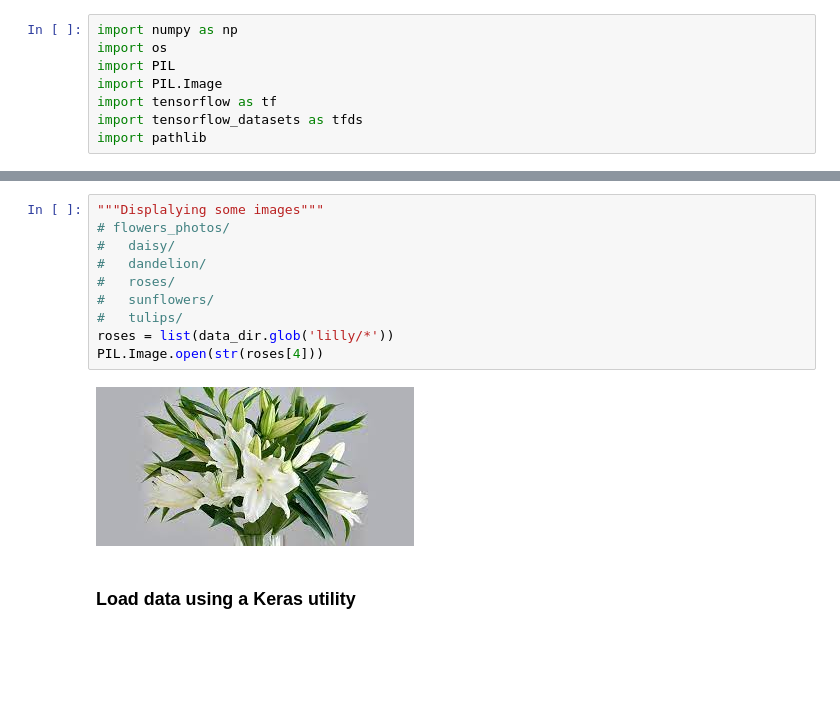
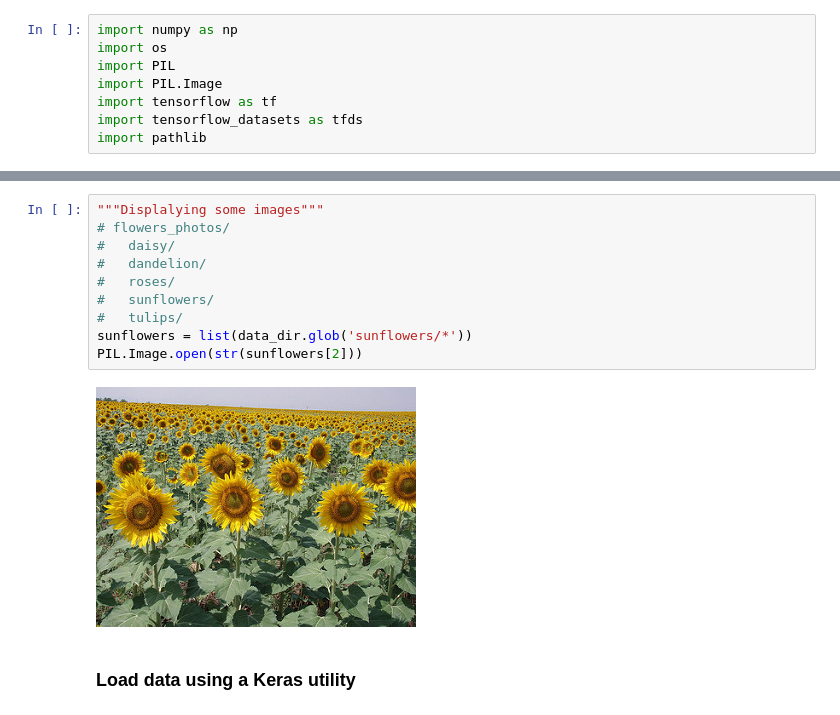
Before and after one commit to gyleodhis/DE_Training, a Jupyter notebook: Ts_Flower.ipynb, the cells around one changed output, grey strips where cells are left out. Saved outputs shown, nothing was run; the diff lists cells and outputs as text; blank space fills up the shorter version.

Commit message:
Visualization

```diff
--- a/Ts_Flower.ipynb
+++ b/Ts_Flower.ipynb
@@ -19,15 +22,15 @@ print(image_count)
 # %%
 """Displalying some images"""
 # flowers_photos/
 #   daisy/
 #   dandelion/
 #   roses/
 #   sunflowers/
 #   tulips/
-roses = list(data_dir.glob('lilly/*'))
-PIL.Image.open(str(roses[4]))
+sunflowers = list(data_dir.glob('sunflowers/*'))
+PIL.Image.open(str(sunflowers[2]))
 # %% [output]
-[figure, old version]
+[figure, new version]
 # %% [markdown]
 ### Load data using a Keras utility
 # %%
```
Also changed, not shown: parts of 12 cells of this notebook, 50 other files.
